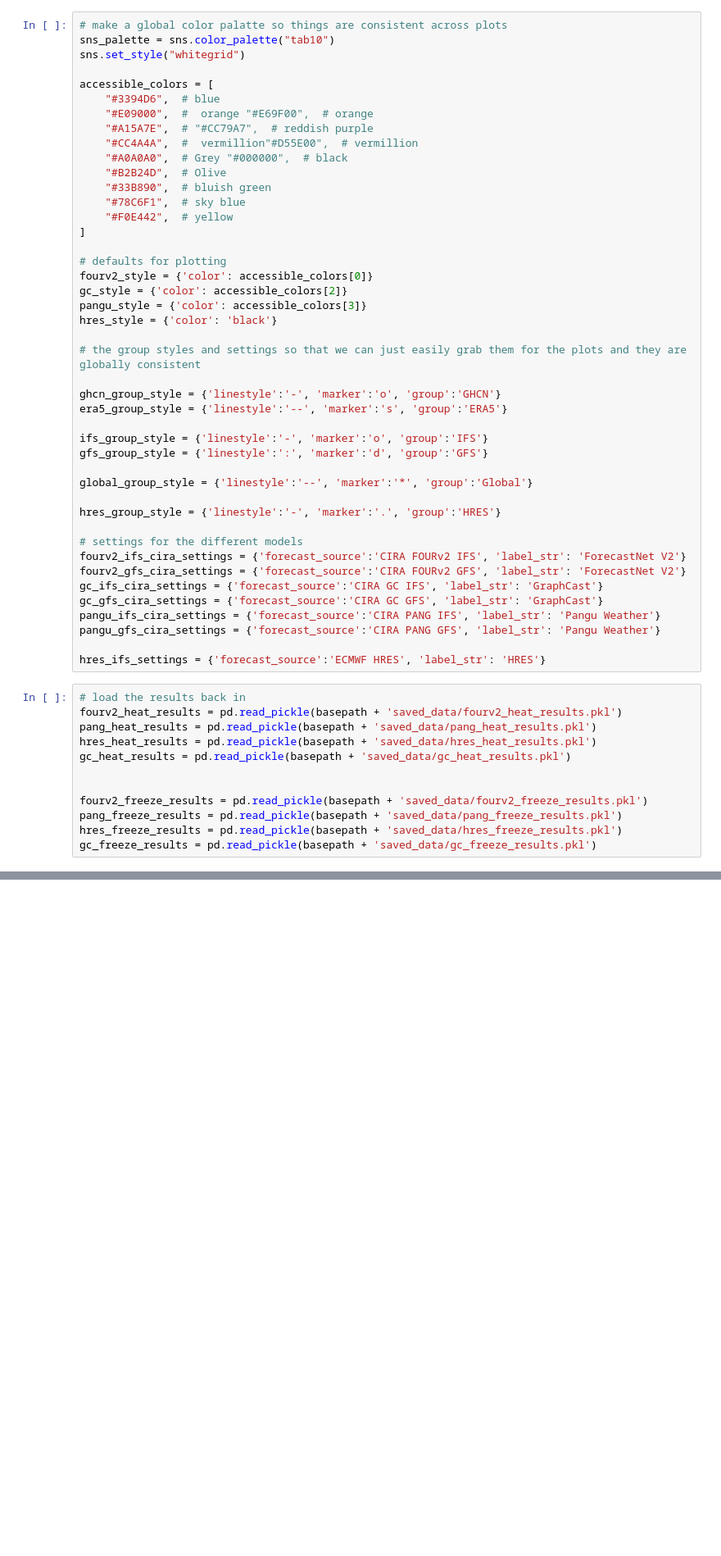
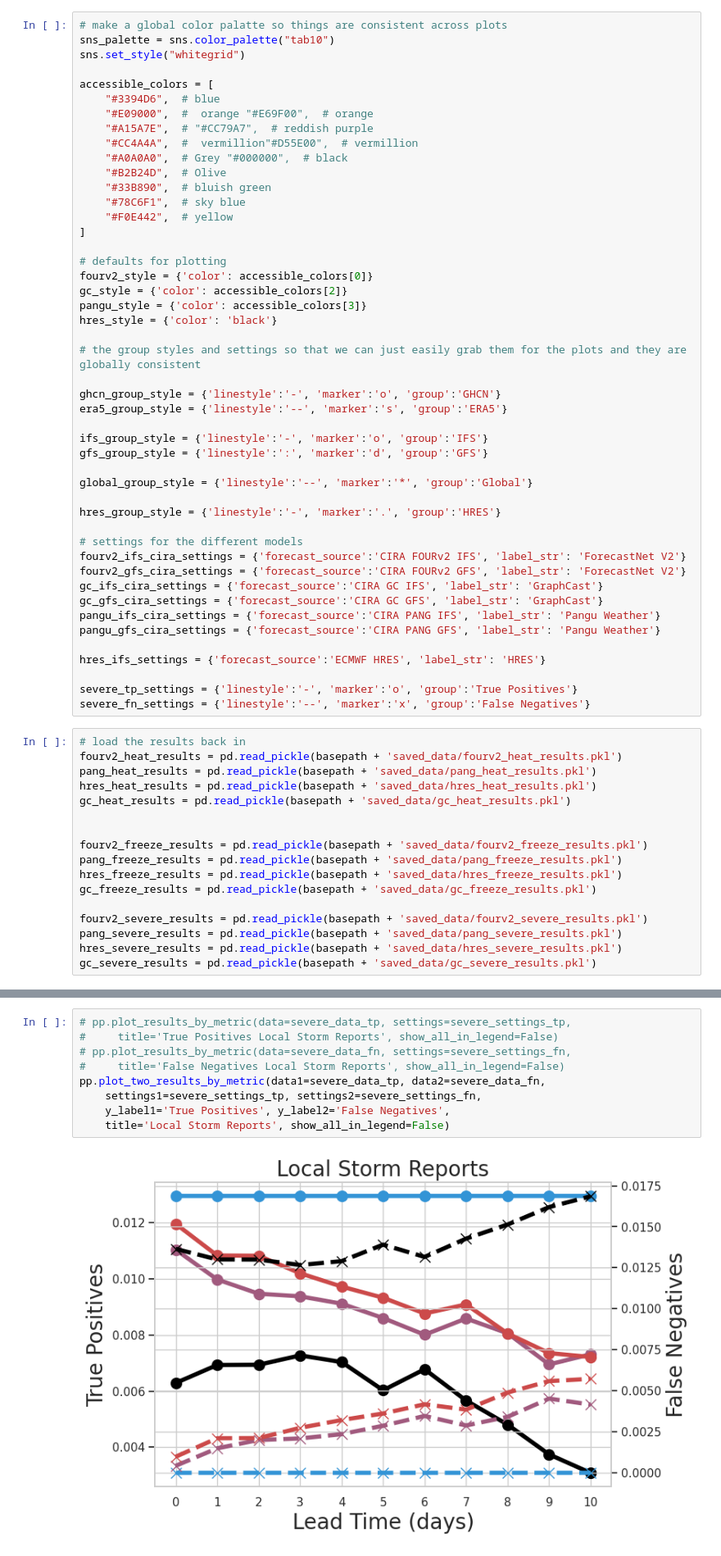
Before and after one commit to amymcgovern/extreme-weather-bench-paper, a Jupyter notebook: src/plots/figure1.ipynb, the cells around one changed output, grey strips where cells are left out. Shown at 82% size. Drawn from its saved outputs; the diff is of its cells as text; blank space fills up the shorter version.

Commit message:
Figure 1 only lacks TCs now

```diff
--- a/src/plots/figure1.ipynb
+++ b/src/plots/figure1.ipynb
@@ -107,6 +107,9 @@ pangu_ifs_cira_settings = {'forecast_source':'CIRA PANG IFS', 'label_str': 'Pang
 pangu_gfs_cira_settings = {'forecast_source':'CIRA PANG GFS', 'label_str': 'Pangu Weather'}
 
 hres_ifs_settings = {'forecast_source':'ECMWF HRES', 'label_str': 'HRES'}
+
+severe_tp_settings = {'linestyle':'-', 'marker':'o', 'group':'True Positives'}
+severe_fn_settings = {'linestyle':'--', 'marker':'x', 'group':'False Negatives'}
 # %%
 # load the results back in
 fourv2_heat_results = pd.read_pickle(basepath + 'saved_data/fourv2_heat_results.pkl')
@@ -119,6 +122,11 @@ fourv2_freeze_results = pd.read_pickle(basepath + 'saved_data/fourv2_freeze_resu
 pang_freeze_results = pd.read_pickle(basepath + 'saved_data/pang_freeze_results.pkl')
 hres_freeze_results = pd.read_pickle(basepath + 'saved_data/hres_freeze_results.pkl')
 gc_freeze_results = pd.read_pickle(basepath + 'saved_data/gc_freeze_results.pkl')
+
+fourv2_severe_results = pd.read_pickle(basepath + 'saved_data/fourv2_severe_results.pkl')
+pang_severe_results = pd.read_pickle(basepath + 'saved_data/pang_severe_results.pkl')
+hres_severe_results = pd.read_pickle(basepath + 'saved_data/hres_severe_results.pkl')
+gc_severe_results = pd.read_pickle(basepath + 'saved_data/gc_severe_results.pkl')
 # %%
 # plot ERA5 versus GHCN for IFS
 fourv2_ifs_ghcn_settings = fourv2_ifs_cira_settings | fourv2_style | ghcn_group_style
@@ -184,3 +246,14 @@ freeze_settings = [fourv2_ifs_ghcn_settings, fourv2_ifs_era5_settings, gc_ifs_gh
+# %%
+# pp.plot_results_by_metric(data=severe_data_tp, settings=severe_settings_tp,
+#     title='True Positives Local Storm Reports', show_all_in_legend=False)
+# pp.plot_results_by_metric(data=severe_data_fn, settings=severe_settings_fn,
+#     title='False Negatives Local Storm Reports', show_all_in_legend=False)
+pp.plot_two_results_by_metric(data1=severe_data_tp, data2=severe_data_fn,
+    settings1=severe_settings_tp, settings2=severe_settings_fn,
+    y_label1='True Positives', y_label2='False Negatives',
+    title='Local Storm Reports', show_all_in_legend=False)
+# %% [output]
+[figure, added]
 # %%
 
 from matplotlib.gridspec import GridSpec
```
Also changed, not shown: parts of 3 cells of this notebook, 6 other files.
